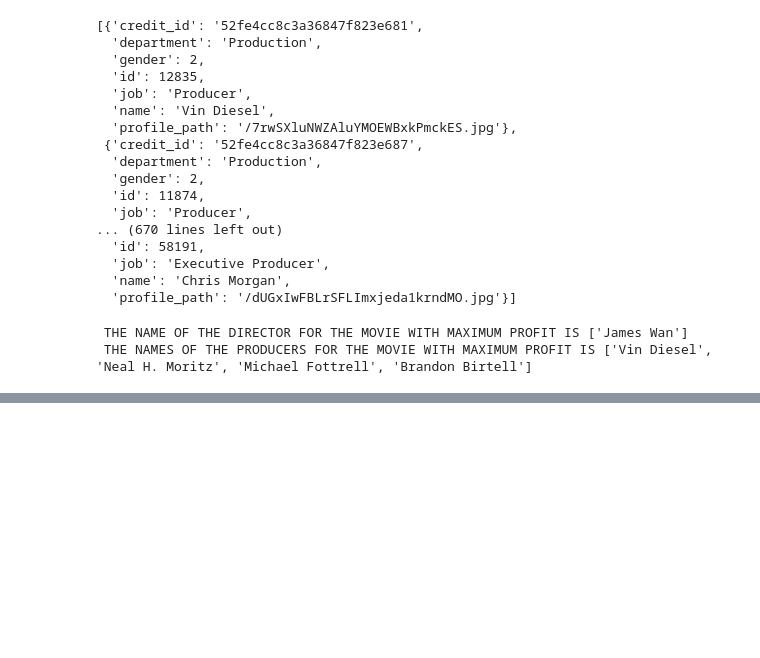
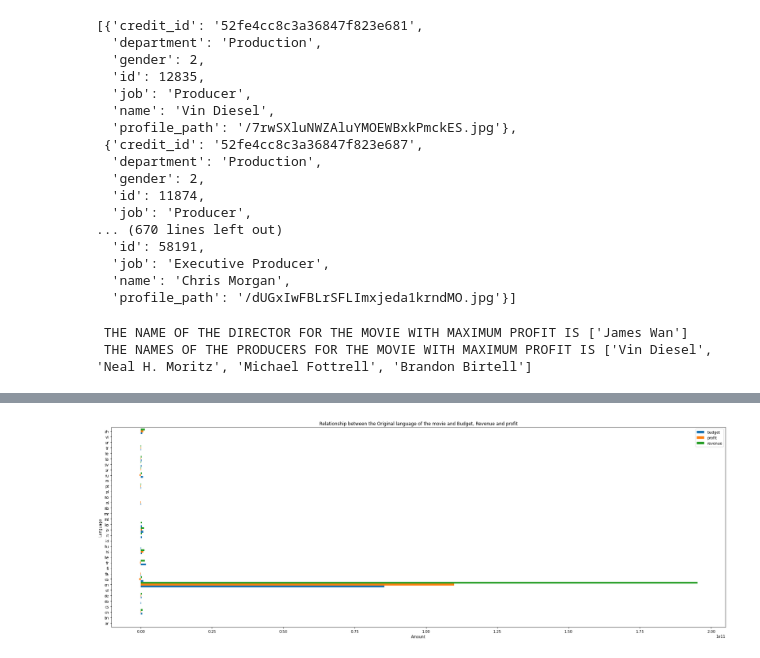
Before and after one commit to ajinkyajumde/imdbdata, a Jupyter notebook: Copy_of_M1W3_Guided_Project_EDA_on_IMDB_Dataset.ipynb, the cells around one changed output, grey strips where cells are left out. Saved outputs shown, nothing was run; the diff lists cells and outputs as text; code cells hidden in the pictures; blank space fills up the shorter version.

```diff
--- a/Copy_of_M1W3_Guided_Project_EDA_on_IMDB_Dataset.ipynb
+++ b/Copy_of_M1W3_Guided_Project_EDA_on_IMDB_Dataset.ipynb
@@ -185,0 +193,5 @@ print(f' THE NAME OF THE ACTORS FOR THE MOVIE WITH MAXIMUM PROFIT IS {act}')
+# %%
+imd=imdb_new.groupby(['original_language']).sum('profit').reset_index()
+columns=['original_language','budget','revenue','profit']
+imd=imd[columns]
+imd.sort_values(by='profit',ascending=False)
@@ -185,0 +216,5 @@ print(f' THE NAME OF THE ACTORS FOR THE MOVIE WITH MAXIMUM PROFIT IS {act}')
+# %%
+imdn=imdb_new.groupby(['original_language']).mean('profit').reset_index()
+columns=['original_language','budget','revenue','profit']
+imdn=imd[columns]
+imdn.sort_values(by='profit',ascending=False)
@@ -185,0 +239,10 @@ print(f' THE NAME OF THE ACTORS FOR THE MOVIE WITH MAXIMUM PROFIT IS {act}')
+# %%
+
+imdn.plot.barh(x="original_language", y=["budget","profit","revenue"],figsize=(30, 10),width=1)
+
+plt.title('Relationship between the Original language of the movie and Budget, Revenue and profit')
+plt.ylabel('Language')
+plt.xlabel('Amount')
+plt.show()
+# %% [output]
+[figure, added]
```
Also changed, not shown: parts of 15 cells of this notebook.
